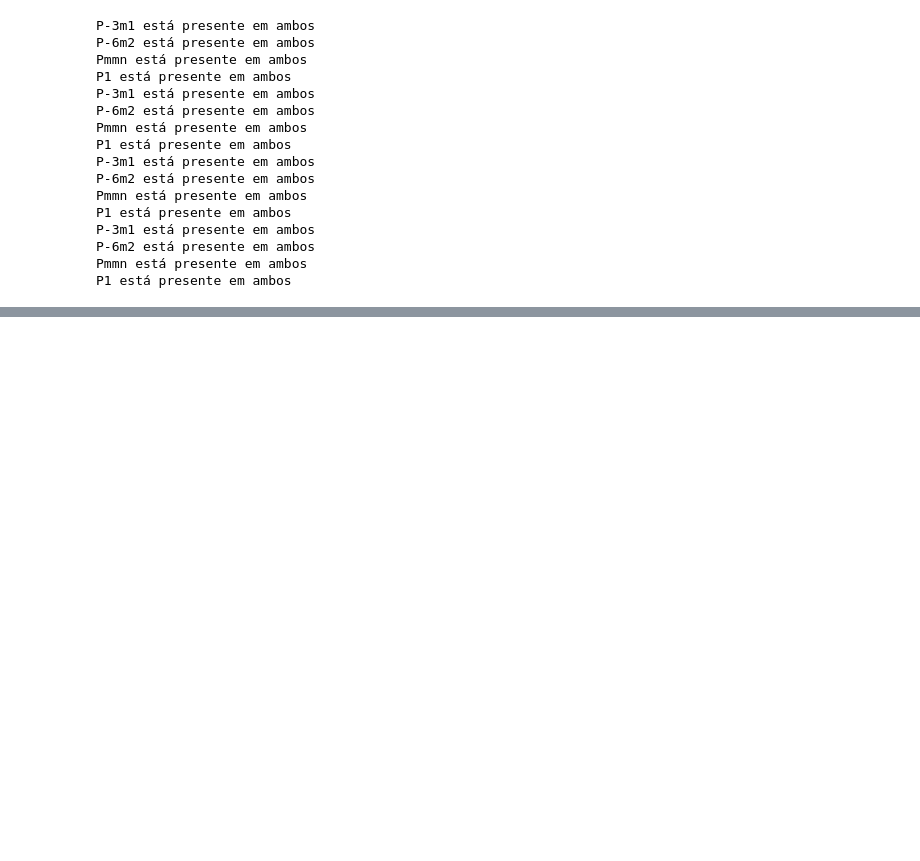
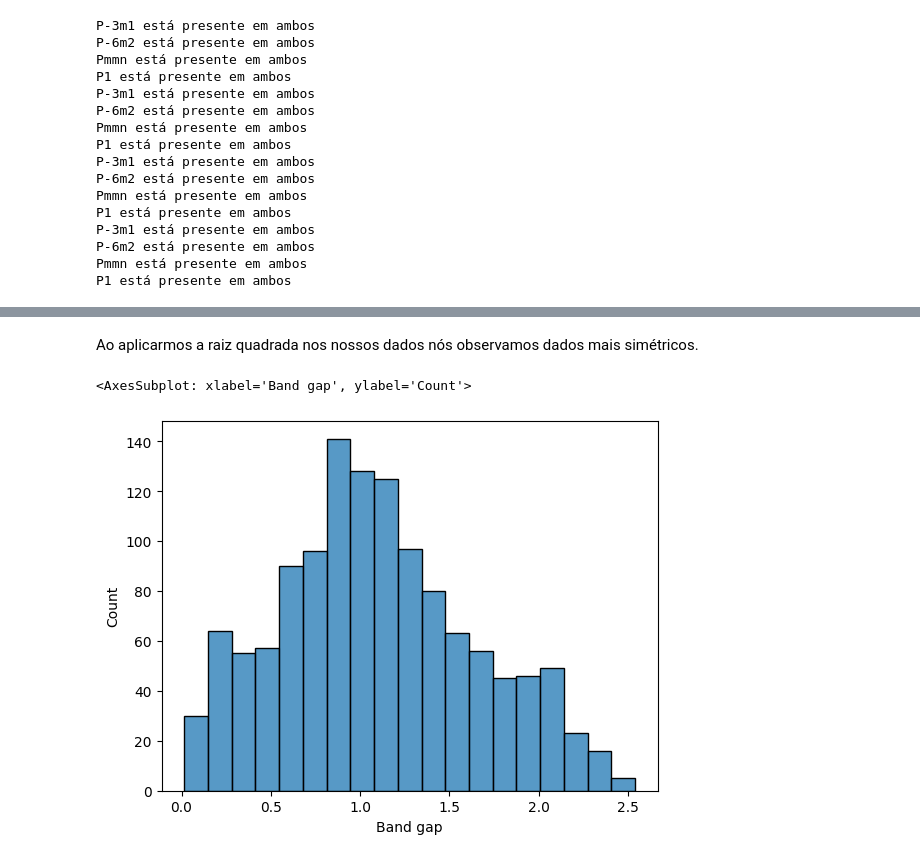
Before and after one commit to Alexandre-Esposte/Machine-learning-aplicado-f-sica, a Jupyter notebook: lista4-project2/lista4-project2.ipynb, the cells around one changed output, grey strips where cells are left out. Cells and saved outputs as stored; diff of their text form; code cells hidden in the pictures; blank space fills up the shorter version.

```diff
--- a/lista4-project2/lista4-project2.ipynb
+++ b/lista4-project2/lista4-project2.ipynb
@@ -275,0 +664,7 @@ P1 está presente em ambos
+# %% [markdown]
+Ao aplicarmos a raiz quadrada nos nossos dados nós observamos dados mais  simétricos.
+# %%
+sns.histplot(x=materials['Band gap']**0.5)
+# %% [output]
+<AxesSubplot: xlabel='Band gap', ylabel='Count'>
+[figure, added]
```
Also changed, not shown: parts of 59 cells of this notebook, 5 other files.
